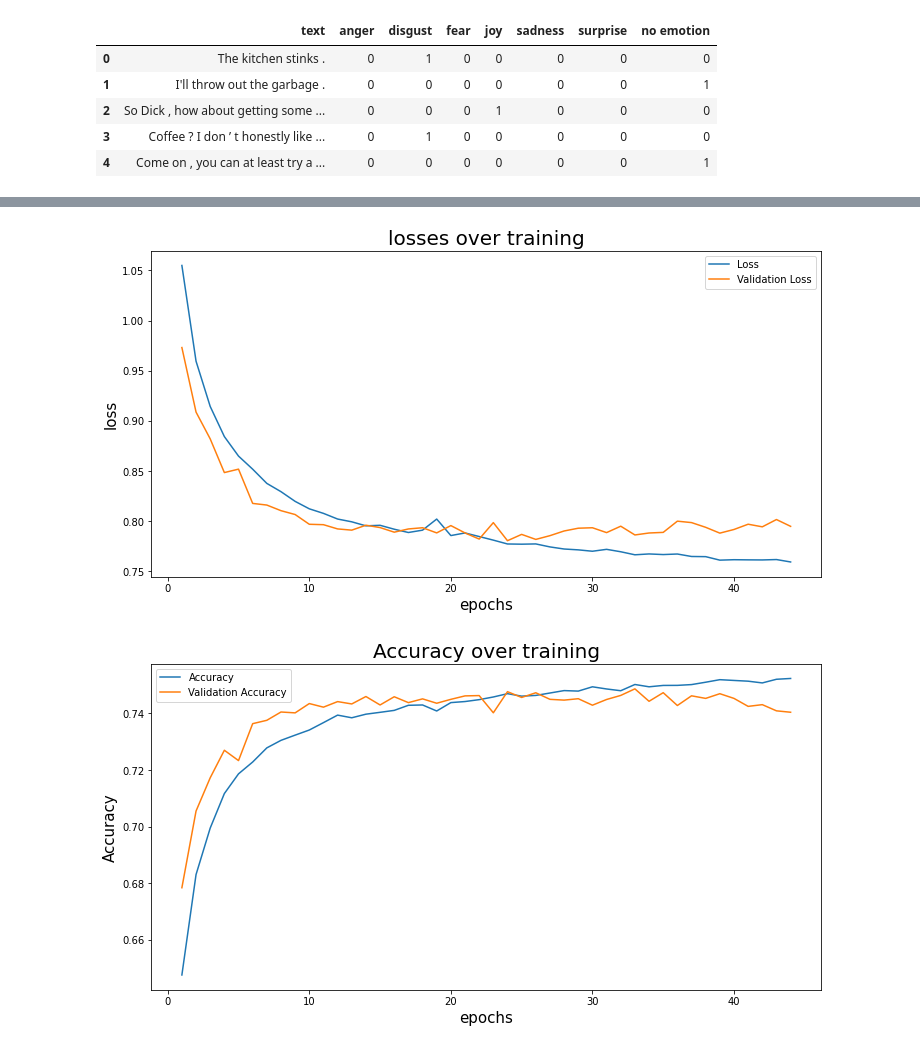
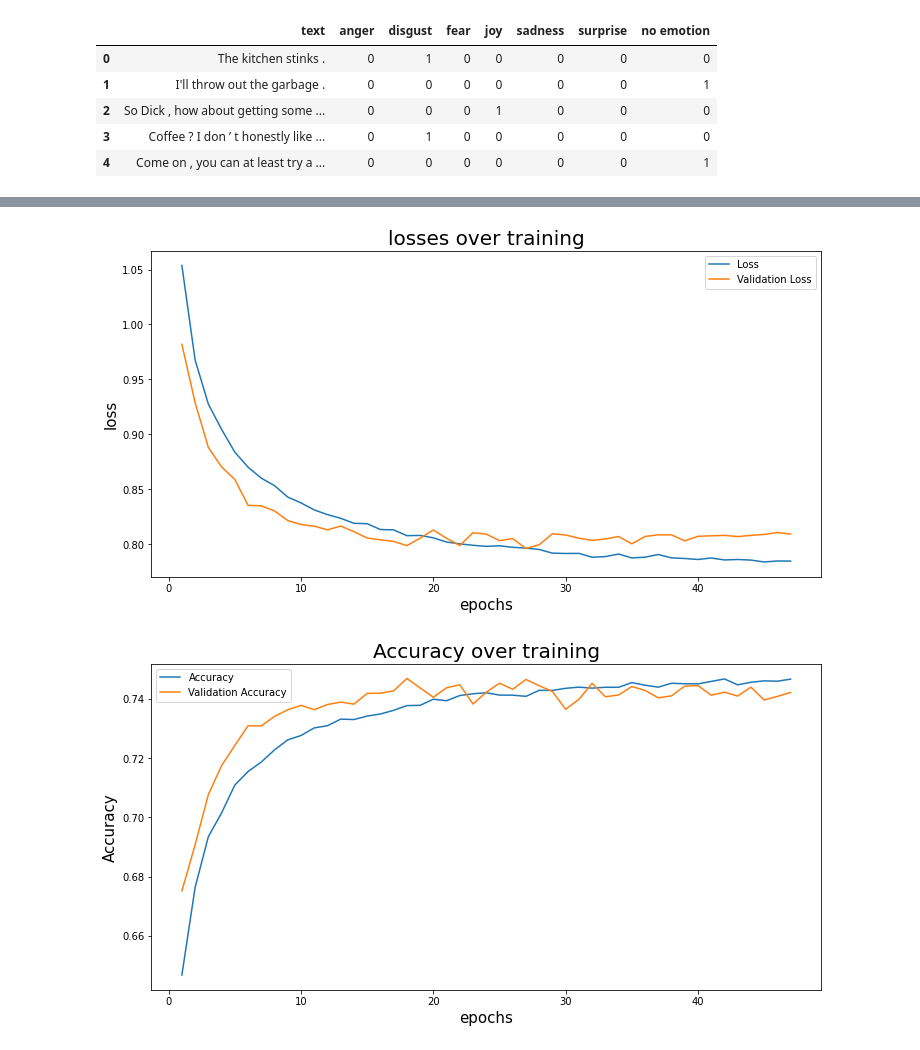
Before and after one commit to sue-bin/sentiment-analysis-based-typography-generator, a Jupyter notebook: LSTM/LSTM.ipynb, the cells around one changed output, grey strips where cells are left out. Cells and saved outputs as stored; diff of their text form; code cells hidden in the pictures.

```diff
--- a/LSTM/LSTM.ipynb
+++ b/LSTM/LSTM.ipynb
@@ -81,6 +95,31 @@ data.head()
 | 2 | So Dick , how about getting some ... | 0 | 0 | 0 | 1 | 0 | 0 | 0 |
 | 3 | Coffee ? I don ’ t honestly like ... | 0 | 1 | 0 | 0 | 0 | 0 | 0 |
 | 4 | Come on , you can at least try a ... | 0 | 0 | 0 | 0 | 0 | 0 | 1 |
+# %%
+# text preprocessing
+data['text'] = data['text'].apply(lambda x: x.lower()) # 소문자로
+data['text'] = data['text'].apply(lambda x: re.sub('[^a-zA-Z]', ' ', x)) # 영문자 이외 문자 제거
+
+word_tokens = []
+for sentence in list(data.text):
+  word_tokens.append(word_tokenize(str(sentence)))
+
+stop_words = set(stopwords.words('english'))
+
+result = []
+
+for word in word_tokens:
+  temp = []
+
+  for i in range(len(word)):
+    if len(word[i]) > 2: # 길이가 2 이하인 단어 제거
+      if word[i] not in stop_words: # 불용어 제거
+        temp.append(word[i])
+
+  result.append(temp)
+
+data['text'] = pd.Series(result).apply(lambda x: ' '.join(x))
+data.drop(data[data['text'] == 'nan'].index, inplace=True) # nan 제거
 # %%
 # train, test split
 Y = data.copy().drop(columns='text').to_numpy()
@@ -139,5 +178,5 @@ Non-trainable params: 5,634,800
 _________________________________________________________________
 None
 # %%
-early_stopping = EarlyStopping(monitor='val_loss', mode='min', patience=50)
+early_stopping = EarlyStopping(monitor='val_loss', mode='min', patience=20)
 history = model.fit(X_train_pad, y_train, epochs=200, batch_size=64, verbose=1, validation_split=0.2, callbacks=[early_stopping])
@@ -144,20 +201,20 @@ history = model.fit(X_train_pad, y_train, epochs=200, batch_size=64, verbose=1,
 # %%
 plt.figure(figsize=(12, 6))
-plt.plot(np.arange(44)+1, history.history['loss'], label='Loss')
-plt.plot(np.arange(44)+1, history.history['val_loss'], label='Validation Loss')
+plt.plot(np.arange(47)+1, history.history['loss'], label='Loss')
+plt.plot(np.arange(47)+1, history.history['val_loss'], label='Validation Loss')
 plt.title('losses over training', fontsize=20)
 
 plt.xlabel('epochs', fontsize=15)
 plt.ylabel('loss', fontsize=15)
 
 plt.legend()
 plt.show()
 # %% [output]
-[figure, old version]
+[figure, new version]
 # %%
 plt.figure(figsize=(12, 6))
-plt.plot(np.arange(44)+1, history.history['accuracy'], label='Accuracy')
-plt.plot(np.arange(44)+1, history.history['val_accuracy'], label='Validation Accuracy')
+plt.plot(np.arange(47)+1, history.history['accuracy'], label='Accuracy')
+plt.plot(np.arange(47)+1, history.history['val_accuracy'], label='Validation Accuracy')
 plt.title('Accuracy over training', fontsize=20)
 
 plt.xlabel('epochs', fontsize=15)
@@ -166,7 +223,7 @@ plt.ylabel('Accuracy', fontsize=15)
 plt.legend()
 plt.show()
 # %% [output]
-[figure, old version]
+[figure, new version]
 # %%
 from tensorflow import keras
 model = keras.models.load_model("/content/drive/MyDrive/컨퍼런스/model.h5")
```
Also changed, not shown: parts of 8 cells of this notebook, 3 other files.
